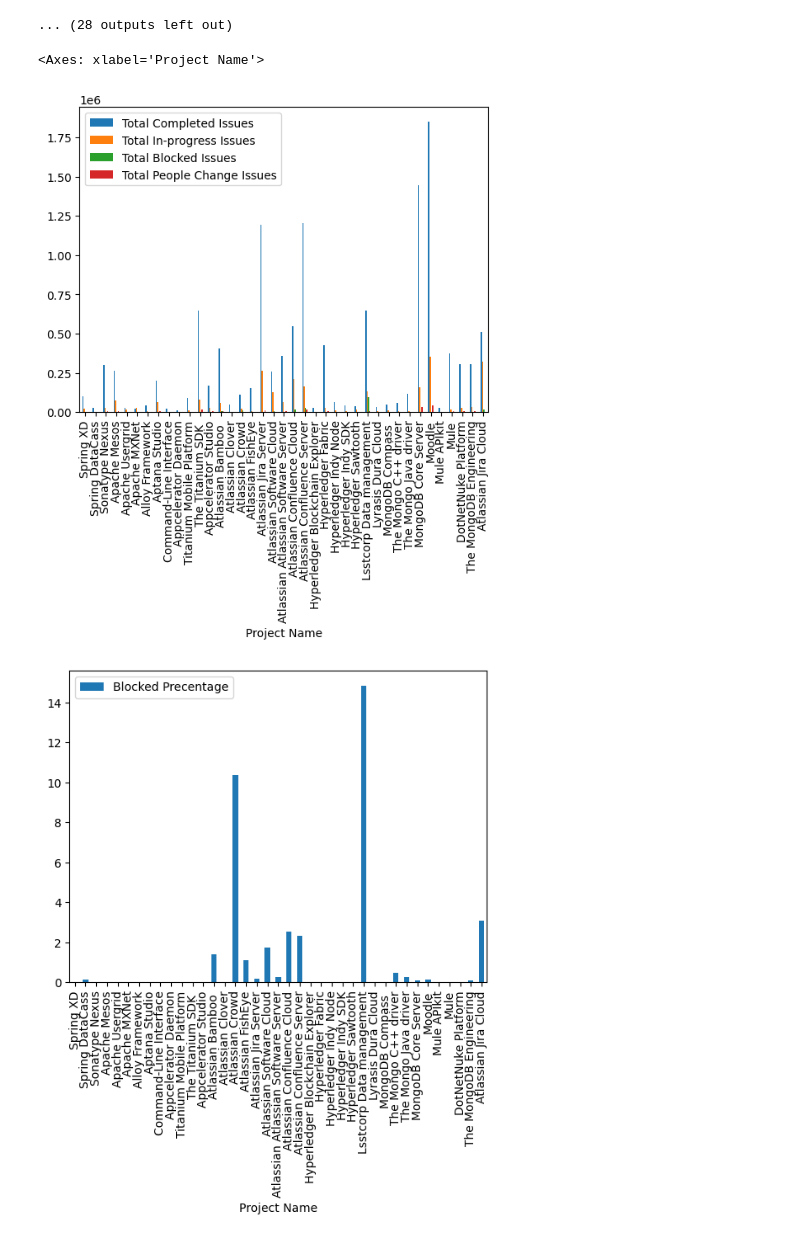
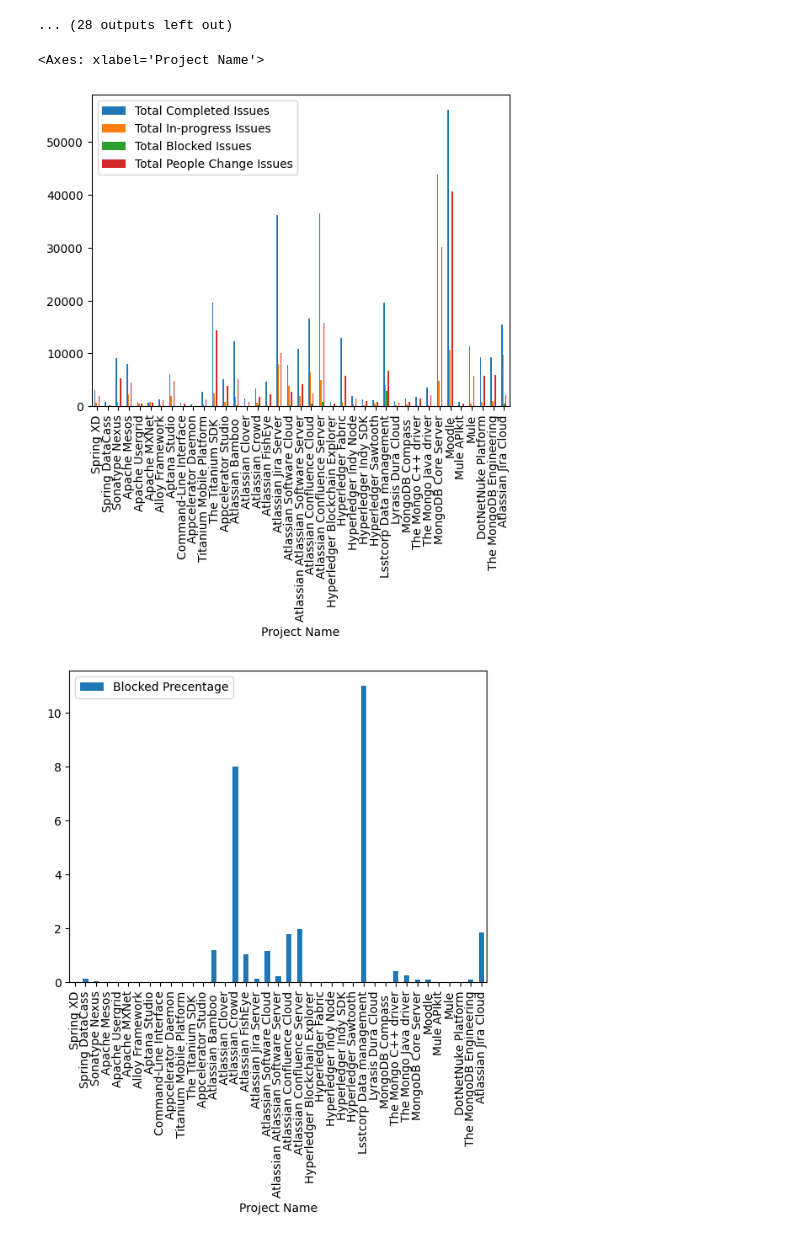
Before and after one commit to Mohamedizzath/TAWOS-Dataset-Analysis, a Jupyter notebook: Project-Status.ipynb, the cells around one changed output. Saved outputs shown, nothing was run; the diff lists cells and outputs as text; code cells hidden in the pictures.

Commit message:
feat:Updated global and people change analysis

```diff
--- a/Project-Status.ipynb
+++ b/Project-Status.ipynb
@@ -138,10 +138,10 @@ file.close()
 def generate_analysis(df, project_name):
     # Analysing Total number of issues
     print(f"{project_name} Analysis")
-    total_number_issues = df.size
-    total_number_completed_issues = df[(df["Updated Status"] == "completed")].size
-    total_number_progress_issues = df[(df["Updated Status"] == "in_progress")].size
-    total_number_blocked_issues = df[(df["Updated Status"] == "blocked")].size
+    total_number_issues = df.shape[0]
+    total_number_completed_issues = df[(df["Updated Status"] == "completed")].shape[0]
+    total_number_progress_issues = df[(df["Updated Status"] == "in_progress")].shape[0]
+    total_number_blocked_issues = df[(df["Updated Status"] == "blocked")].shape[0]
     # Stats about completing a issue
     df["Resolution_Time"] = df.apply(generate_resolution_days, axis=1)
     resolution_time_quartiles_q1 = df["Resolution_Time"].quantile(0.25)
@@ -192,24 +192,24 @@ The Titanium SDK  Analysis
 # %%
 import matplotlib.pyplot as plt
 
 def get_blocked_PR(row):
-    return row["Total Blocked Issues"] / row["Total Completed Issues"] * 100
+    return row["Total Blocked Issues"] / (row["Total Completed Issues"] + row["Total In-progress Issues"] + row["Total Blocked Issues"]) * 100
 
 def get_people_change_per(row):
-    return row["Total People Change Issues"] / row["Total Completed Issues"] * 100
+    return row["Total People Change Issues"] / (row["Total Completed Issues"] + row["Total In-progress Issues"] + row["Total Blocked Issues"]) * 100
 
 data1 = df4[["Project Name", "Total Completed Issues", "Total In-progress Issues", "Total Blocked Issues", "Total People Change Issues"]]
 data1 = data1.set_index("Project Name")
 data1.plot.bar()
 
 # Getting avarage blocked PR compared to completed/blocked
 data1["Blocked Precentage"] = data1.apply(get_blocked_PR, axis=1)
 data1.plot.bar(y=["Blocked Precentage"])
 
 # Number of PR where PEOPLE changed
 data1["People Change PR Precentage"] = data1.apply(get_people_change_per, axis=1)
 data1.plot.bar(y=["People Change PR Precentage"])
 # %% [output]
 <Axes: xlabel='Project Name'>
-[figure, old version]
+[figure, new version]
-[figure, old version]
+[figure, new version]
```
Also changed, not shown: parts of 5 cells of this notebook, 7 other files.
